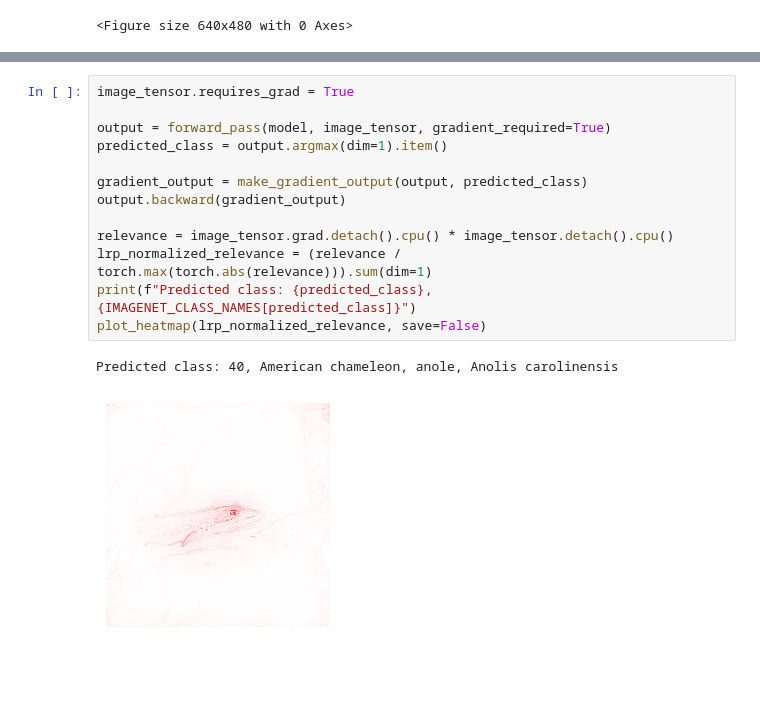
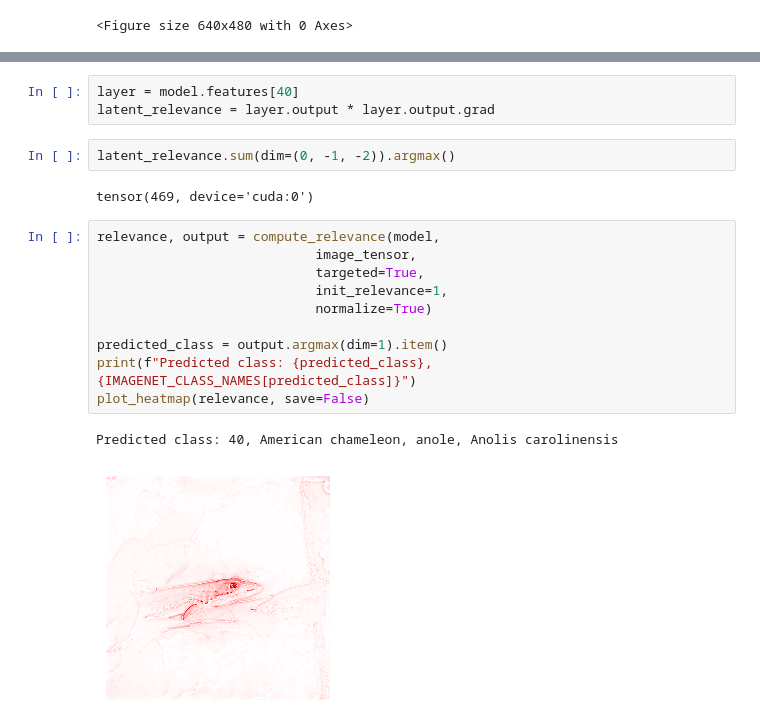
Before and after one commit to erfanhatefi/LeXplaiNet, a Jupyter notebook: tutorials/tutorial_4_explain_conditionaly_implicit_lrp.ipynb, the cells around one changed output, grey strips where cells are left out. Drawn from its saved outputs; the diff is of its cells as text; blank space fills up the shorter version.

```diff
--- a/tutorials/tutorial_4_explain_conditionaly_implicit_lrp.ipynb
+++ b/tutorials/tutorial_4_explain_conditionaly_implicit_lrp.ipynb
@@ -62,17 +78,21 @@ patch_composite(model, composite)
-# %%
-image_tensor.requires_grad = True
-
-output = forward_pass(model, image_tensor, gradient_required=True)
-predicted_class = output.argmax(dim=1).item()
-
-gradient_output = make_gradient_output(output, predicted_class)
-output.backward(gradient_output)
-
-relevance = image_tensor.grad.detach().cpu() * image_tensor.detach().cpu()
-lrp_normalized_relevance = (relevance / torch.max(torch.abs(relevance))).sum(dim=1)
-print(f"Predicted class: {predicted_class}, {IMAGENET_CLASS_NAMES[predicted_class]}")
-plot_heatmap(lrp_normalized_relevance, save=False)
-# %% [output]
-Predicted class: 40, American chameleon, anole, Anolis carolinensis
-[figure, removed]
+# %%
+layer = model.features[40]
+latent_relevance = layer.output * layer.output.grad
+# %%
+latent_relevance.sum(dim=(0, -1, -2)).argmax()
+# %% [output]
+tensor(469, device='cuda:0')
+# %%
+relevance, output = compute_relevance(model,
+                            image_tensor,
+                            targeted=True,
+                            init_relevance=1,
+                            normalize=True)
+
+predicted_class = output.argmax(dim=1).item()
+print(f"Predicted class: {predicted_class}, {IMAGENET_CLASS_NAMES[predicted_class]}")
+plot_heatmap(relevance, save=False)
+# %% [output]
+Predicted class: 40, American chameleon, anole, Anolis carolinensis
+[figure, added]
 # %%
```
Also changed, not shown: parts of 18 cells of this notebook, 3 other files.
